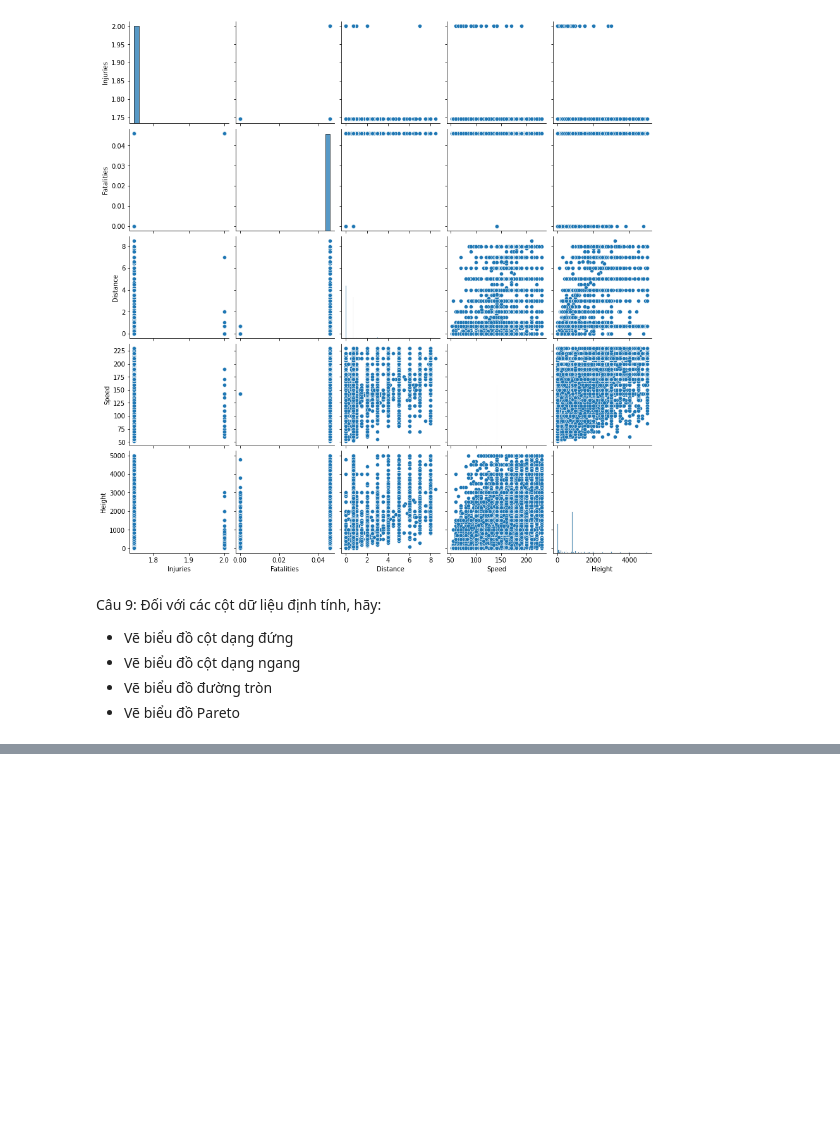
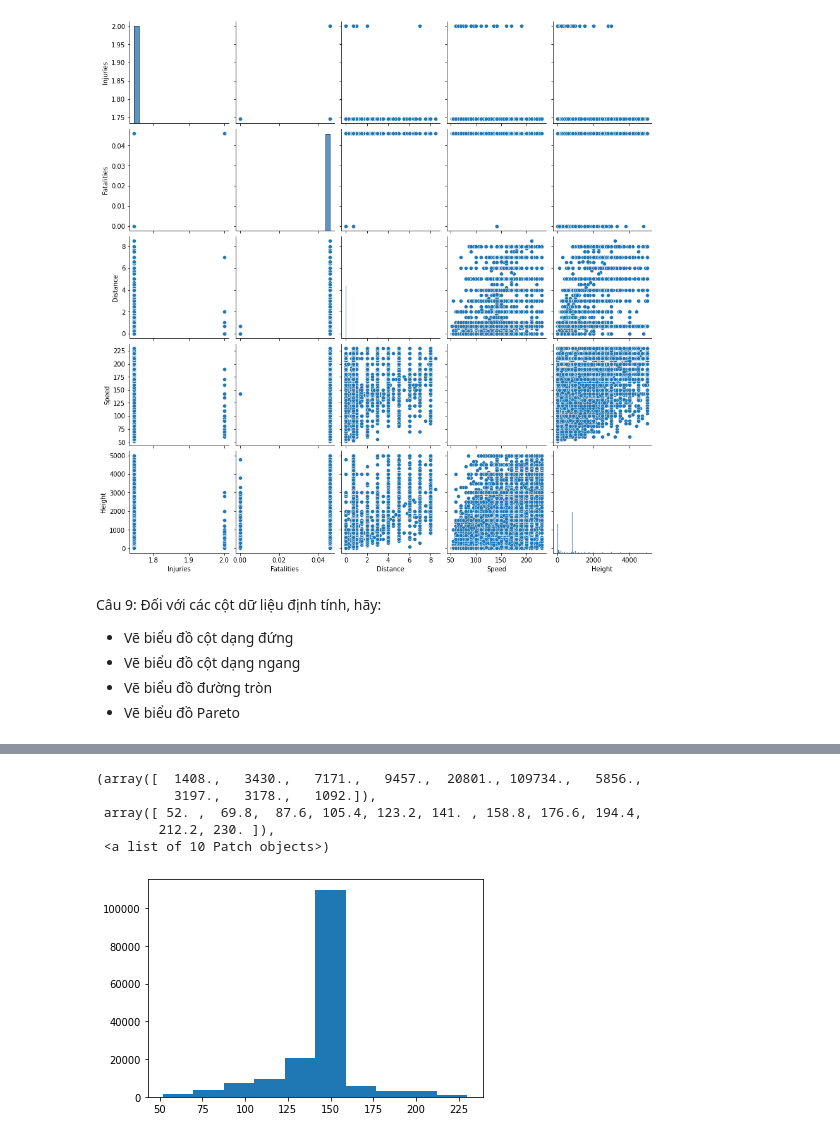
Before and after one commit to NGONGOCHA/HK2-nam1, a Jupyter notebook: bài_tập_pandas_4.ipynb, the cells around one changed output, grey strips where cells are left out. Drawn from its saved outputs; the diff is of its cells as text; code cells hidden in the pictures; blank space fills up the shorter version.

```diff
--- a/bài_tập_pandas_4.ipynb
+++ b/bài_tập_pandas_4.ipynb
@@ -208,0 +212,10 @@ plt.show()
+# %%
+fig, ax = plt.subplots()
+ax.hist(a2['Speed'])
+# %% [output]
+(array([  1408.,   3430.,   7171.,   9457.,  20801., 109734.,   5856.,
+          3197.,   3178.,   1092.]),
+ array([ 52. ,  69.8,  87.6, 105.4, 123.2, 141. , 158.8, 176.6, 194.4,
+        212.2, 230. ]),
+ <a list of 10 Patch objects>)
+[figure, added]
```
Also changed, not shown: parts of 11 cells of this notebook.
